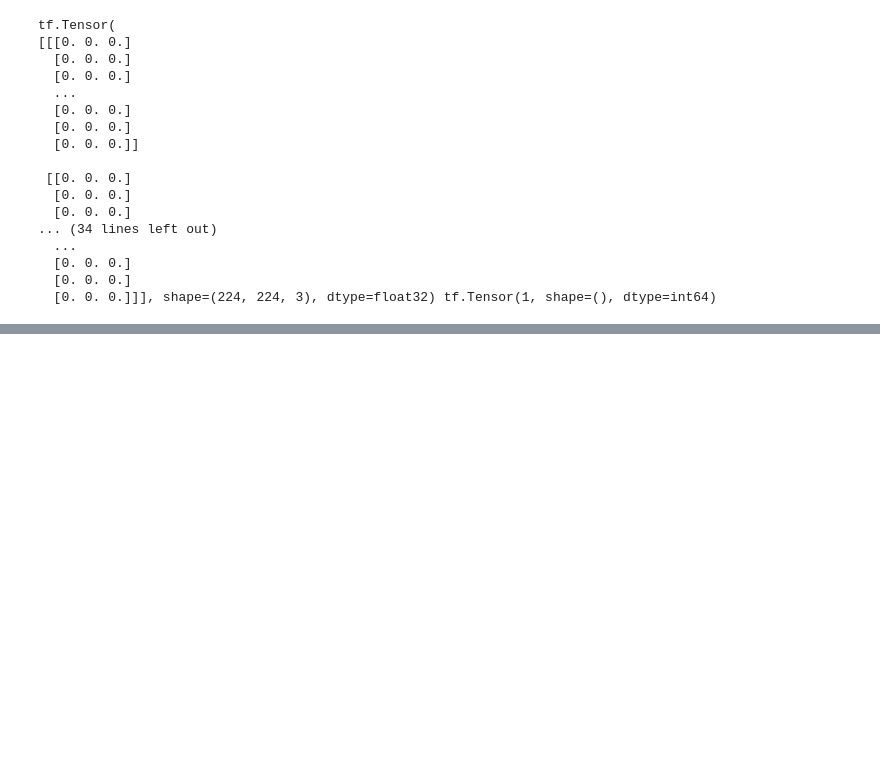
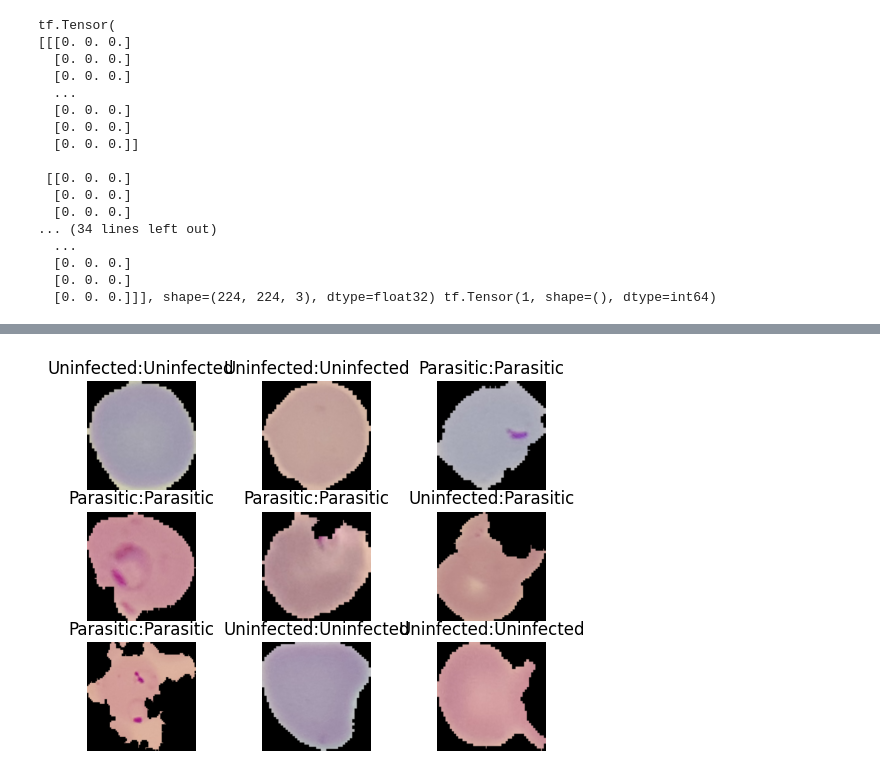
Before and after one commit to ujjawalsingh10/Malaria-Detection, a Jupyter notebook: Malaria_Detection.ipynb, the cells around one changed output, grey strips where cells are left out. Saved outputs shown, nothing was run; the diff lists cells and outputs as text; code cells hidden in the pictures; blank space fills up the shorter version.

```diff
--- a/Malaria_Detection.ipynb
+++ b/Malaria_Detection.ipynb
@@ -138,0 +282,3 @@ train_dataset = train_dataset.shuffle(buffer_size = 8, reshuffle_each_iteration=
+# %%
+lenet_loaded_model = tf.keras.models.load_model('lenet')
+lenet_loaded_model.summary()
@@ -138,0 +303,8 @@ train_dataset = train_dataset.shuffle(buffer_size = 8, reshuffle_each_iteration=
+# %%
+## Testing on loaded model
+for i, (image, label) in enumerate(test_dataset.take(9)):
+  ax = plt.subplot(3,3, i+1)
+  plt.imshow(image[0])
+  plt.title(str(parasite_or_not(label.numpy()[0])) + ":" + str(parasite_or_not(lenet_loaded_model.predict(image)[0][0])))
+  plt.axis('off')
+# %% [output]
@@ -138,0 +320 @@ train_dataset = train_dataset.shuffle(buffer_size = 8, reshuffle_each_iteration=
+[figure, added]
```
Also changed, not shown: parts of 32 cells of this notebook.
